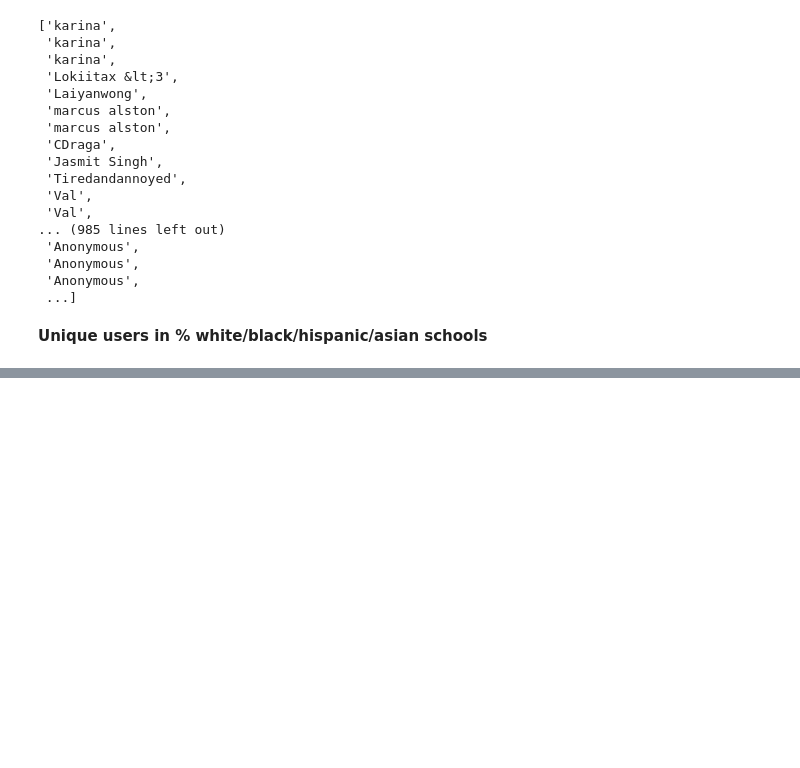
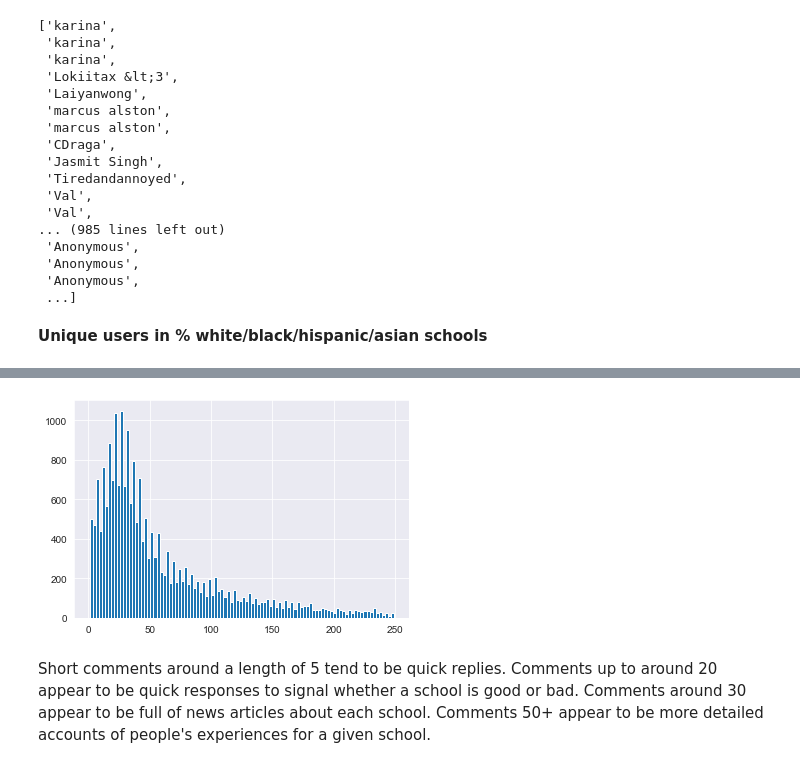
Before and after one commit to kevinmacmat/measuring_community_school_satisfaction, a Jupyter notebook: eda/comments_metadata_eda.ipynb, the cells around one changed output, grey strips where cells are left out. Cells and saved outputs as stored; diff of their text form; code cells hidden in the pictures; blank space fills up the shorter version.

```diff
--- a/eda/comments_metadata_eda.ipynb
+++ b/eda/comments_metadata_eda.ipynb
@@ -338,0 +428,7 @@ enrollment
+# %%
+plt.hist(df[df['num_words'] < 250]['num_words'], bins=100)
+plt.show()
+# %% [output]
+[figure, added]
+# %% [markdown]
+Short comments around a length of 5 tend to be quick replies. Comments up to around 20 appear to be quick responses to signal whether a school is good or bad. Comments around 30 appear to be full of news articles about each school. Comments 50+ appear to be more detailed accounts of people's experiences for a given school.
```
Also changed, not shown: parts of 24 cells of this notebook.
